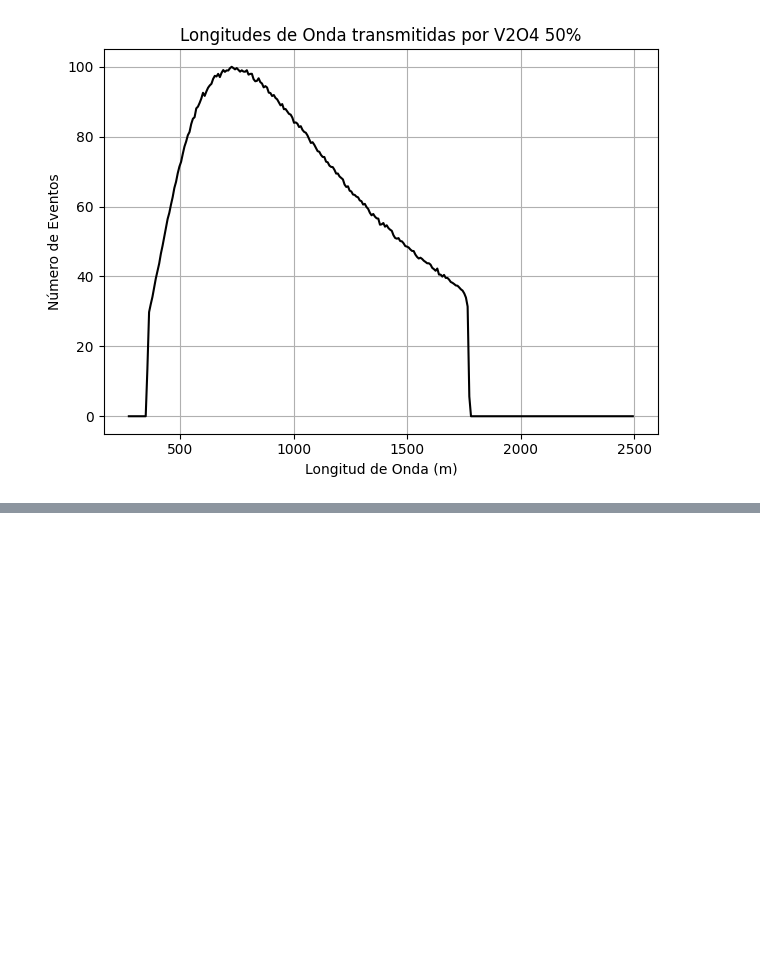
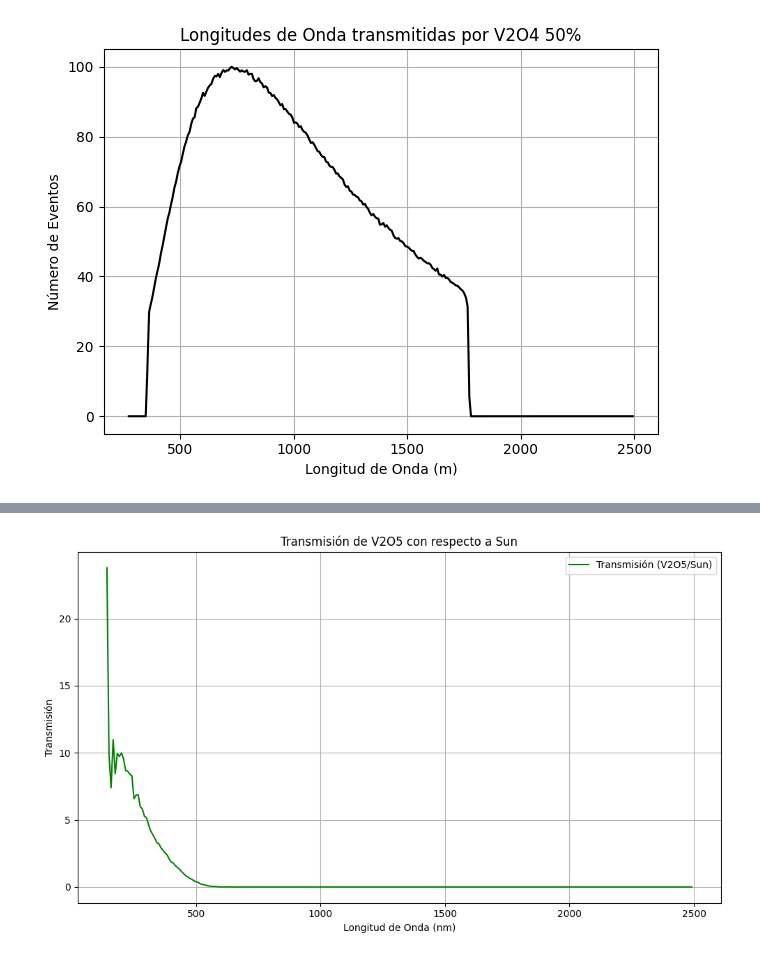
Before and after one commit to miguelcomett/G4_IFI-Team_2024, a Jupyter notebook: G4-PCM/Codes/Spectrum.ipynb, the cells around one changed output, grey strips where cells are left out. Saved outputs shown, nothing was run; the diff lists cells and outputs as text; code cells hidden in the pictures; blank space fills up the shorter version.

```diff
--- a/G4-PCM/Codes/Spectrum.ipynb
+++ b/G4-PCM/Codes/Spectrum.ipynb
@@ -240,0 +300,77 @@ else:
+# %%
+import uproot
+import numpy as np
+import matplotlib.pyplot as plt
+
+# Parámetros
+file_paths = ['C:\\Users\\conej\\Documents\\Universidad\\Geant4\\Projects\\Git2\\G4-PCM\\build\\Release\\Sun.root', 'C:\\Users\\conej\\Documents\\Universidad\\Geant4\\Projects\\Git2\\G4-PCM\\build\\Release\\V2O5.root']  # Rutas a los archivos ROOT
+tree_name = 'G4_PCM'  # Nombre del árbol
+branch_name = 'Energy'  # Nombre de la categoría
+
+# Constante para la conversión de eV a nm
+eV_to_nm = 1240
+
+# Define el rango de longitud de onda de 0 a 2500 nm
+wavelength_range = np.linspace(0, 2500, 300)
+
+# Inicializa los valores máximos para la normalización
+max_counts_sun = None
+max_counts_v2o5 = None
+
+# Inicializa los arrays para almacenar los datos interpolados
+interp_counts_sun = np.zeros_like(wavelength_range)
+interp_counts_v2o5 = np.zeros_like(wavelength_range)
+
+# Configura la figura y el eje
+fig, ax = plt.subplots(figsize=(10, 6))
+
+for file_path in file_paths:
+    # Abre el archivo ROOT y lee la ntuple
+    with uproot.open(file_path) as file:
+        tree = file[tree_name]
+        # Lee toda la ntuple y convierte a un DataFrame
+        df = tree.arrays(library="pd")
+
+    # Verifica si la columna 'branch_name' está en el DataFrame
+    if branch_name not in df.columns:
+        print(f"Columna '{branch_name}' no encontrada en el DataFrame en {file_path}.")
+        continue
+
+    # Calcula el histograma de energía
+    data = df[branch_name].dropna()
+    wavelengths = eV_to_nm / data
+    counts_wavelength, bins_wavelength = np.histogram(wavelengths, bins=300)
+    bin_centers_wavelength = (bins_wavelength[:-1] + bins_wavelength[1:]) / 2
+
+    # Establece el máximo valor de counts_wavelength para Sun
+    if file_path == 'C:\\Users\\conej\\Documents\\Universidad\\Geant4\\Projects\\Git2\\G4-PCM\\build\\Release\\Sun.root':
+        max_counts_sun = max(counts_wavelength)
+        norm_wl = counts_wavelength * 100 / max_counts_sun
+        interp_counts_sun = np.interp(wavelength_range, bin_centers_wavelength, norm_wl, left=0, right=0)
+    elif file_path == 'C:\\Users\\conej\\Documents\\Universidad\\Geant4\\Projects\\Git2\\G4-PCM\\build\\Release\\V2O5.root':
+        max_counts_v2o5 = max(counts_wavelength)
+        norm_wl = counts_wavelength * 100 / max_counts_v2o5
+        interp_counts_v2o5 = np.interp(wavelength_range, bin_centers_wavelength, norm_wl, left=0, right=0)
+
+# Chequea si max_counts_sun es cero para evitar división por cero
+if max_counts_sun == 0:
+    print("Error: El máximo conteo de 'Sun' es cero, lo que puede causar división por cero.")
+else:
+    # Calcula la transmisión
+    transmission = interp_counts_v2o5 / interp_counts_sun
+
+    # Graficar la transmisión
+    ax.plot(wavelength_range, transmission, linestyle='-', color='green', label='Transmisión (V2O5/Sun)')
+
+    # Configurar el gráfico
+    ax.set_title('Transmisión de V2O5 con respecto a Sun')
+    ax.set_xlabel('Longitud de Onda (nm)')
+    ax.set_ylabel('Transmisión')
+    ax.legend()
+    ax.grid(True)
+
+    # Mostrar la gráfica
+    plt.tight_layout()
+    plt.show()
+# %% [output]
+[figure, added]
```
Also changed, not shown: parts of 6 cells of this notebook, 3 other files.
